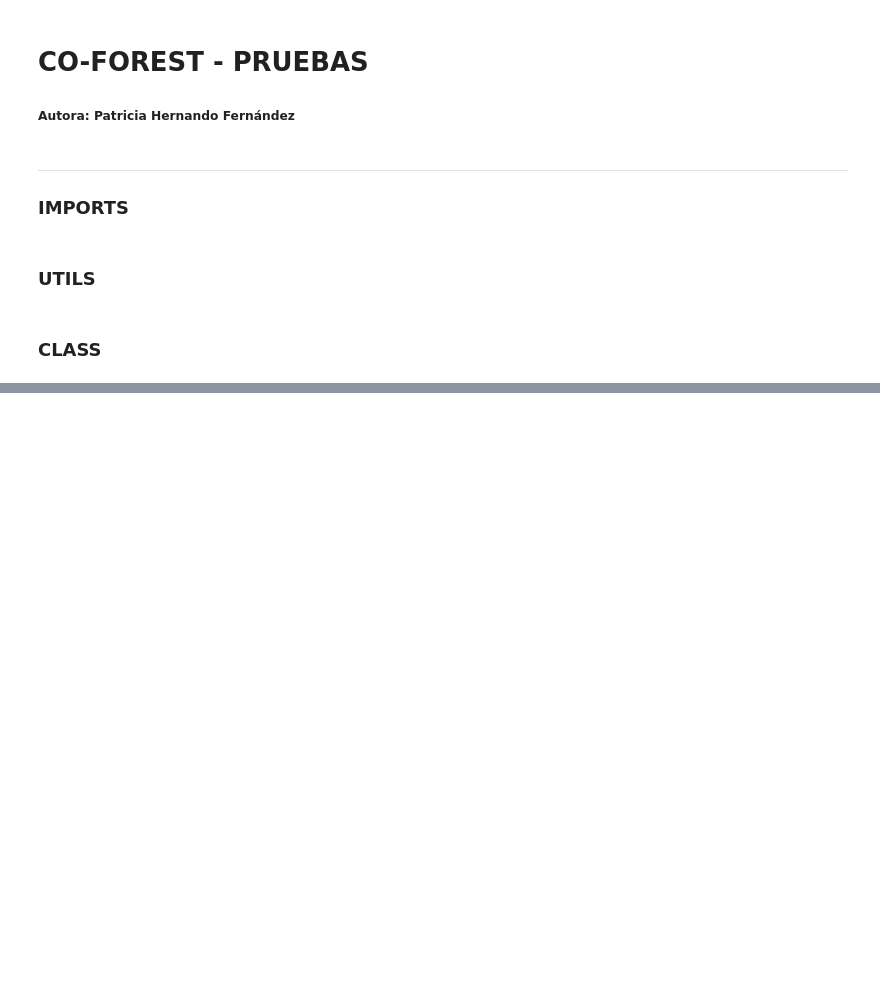
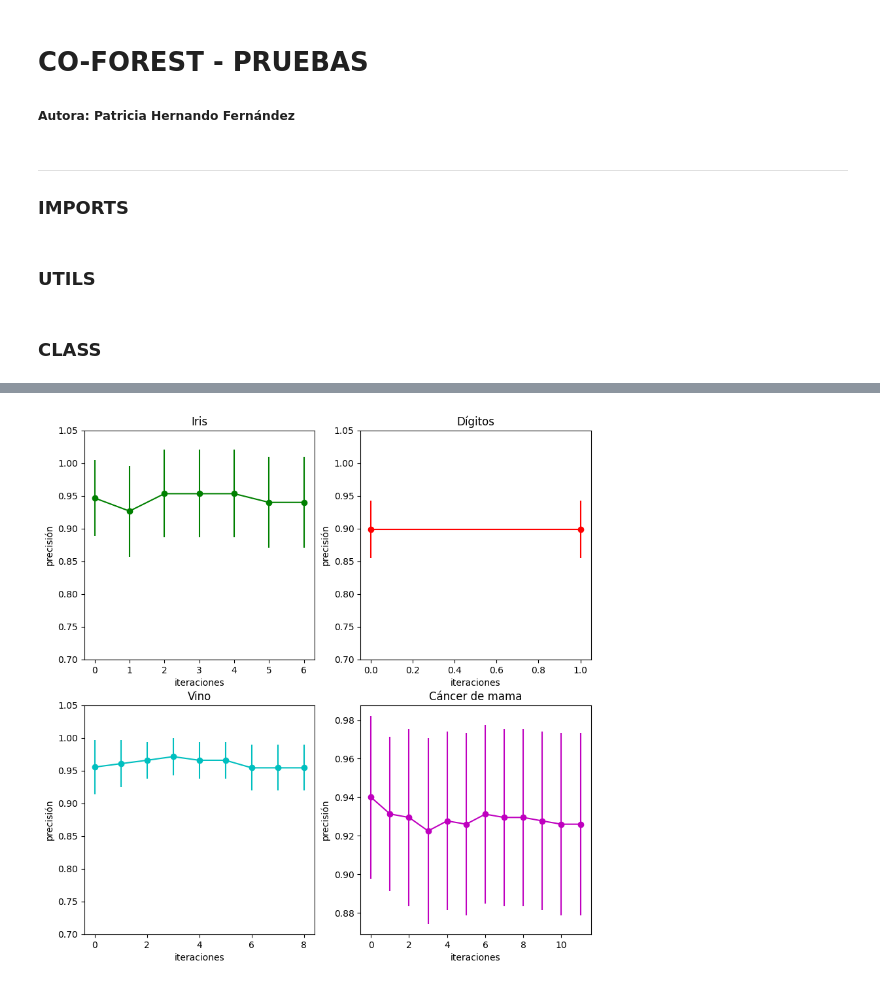
Before and after one commit to phf1001/semisupervised-learning-in-cibersecurity, a Jupyter notebook: src/co-forest-graphs.ipynb, the cells around one changed output, grey strips where cells are left out. Saved outputs shown, nothing was run; the diff lists cells and outputs as text; code cells hidden in the pictures; blank space fills up the shorter version.

```diff
--- a/src/co-forest-graphs.ipynb
+++ b/src/co-forest-graphs.ipynb
@@ -421 +422,44 @@ plt.show()
+# %%
+fig, ax = plt.subplots(nrows=2, ncols=2, figsize=(10, 10))
+cycol = cycle('bgrcmk')
+next(cycol)
+available = [(load_iris(), 'Iris', (0,0)), (load_digits(), 'Dígitos', (0,1)), (load_wine(), 'Vino', (1,0)), (load_breast_cancer(), 'Cáncer de mama', (1,1))]
+
+for dataset_info in available:
+
+    dataset = dataset_info[0]
+    available_classes = np.unique(dataset.target)
+
+    X = np.array(dataset.data)
+    y = np.array(dataset.target)
+
+    rd = np.random.RandomState(5)
+    kf = KFold(n_splits=10, shuffle=True, random_state=rd)
+    kf.get_n_splits(X)
+
+    open('file.csv', 'w').close()
+
+    for train_index, test_index in kf.split(X):
+
+        X_train, X_test = X[train_index], X[test_index]
+        y_train, y_test = y[train_index], y[test_index]
+        L_train, U_train, Ly_train, Uy_train = train_test_split(X_train, y_train, test_size=0.8, random_state=rd)
+
+        co_forest = Co_Forest(L_train, Ly_train, U_train, 20, 0.75, available_classes, rd,'log2', X_test, y_test)
+        co_forest.fit()
+
+    mean = np.mean(create_graph_matrix("file.csv"), axis=0)
+    std = np.std(create_graph_matrix("file.csv"), axis=0)
+
+    coordinates = dataset_info[2]
+    ax_i.set_ylim([0.7, 1.05])
+    ax_i = ax[coordinates[0], coordinates[1]]
+    ax_i.errorbar(np.arange(len(mean)), mean, std, fmt='-o', color = next(cycol), label = dataset_info[1])
+    ax_i.set_ylabel('precisión')
+    ax_i.set_xlabel('iteraciones')
+    ax_i.set_title(dataset_info[1])
+
+plt.show()
+# %% [output]
+[figure, added]
 # %% [markdown]
```
Also changed, not shown: parts of 11 cells of this notebook.
